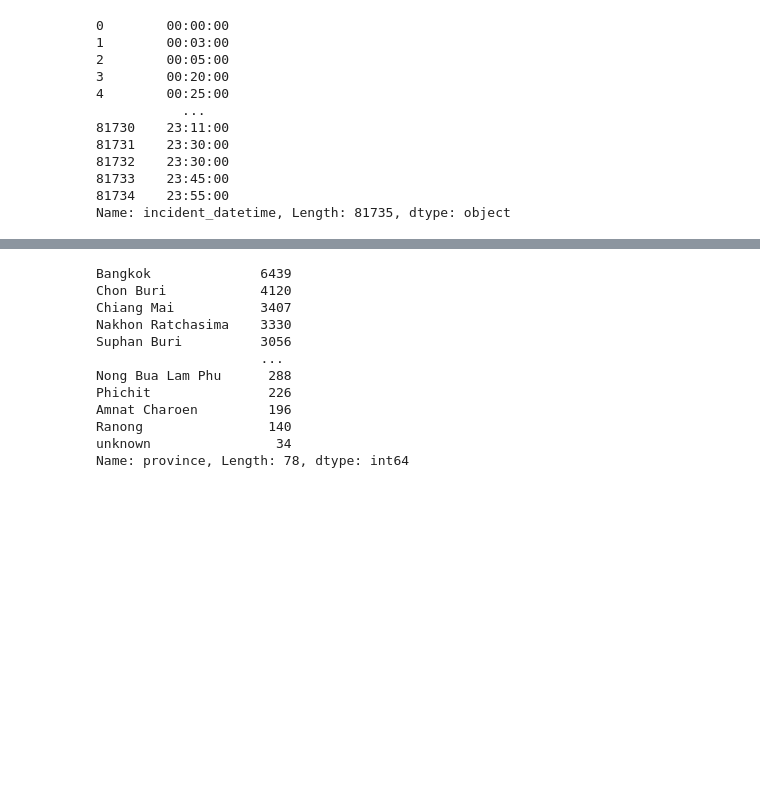
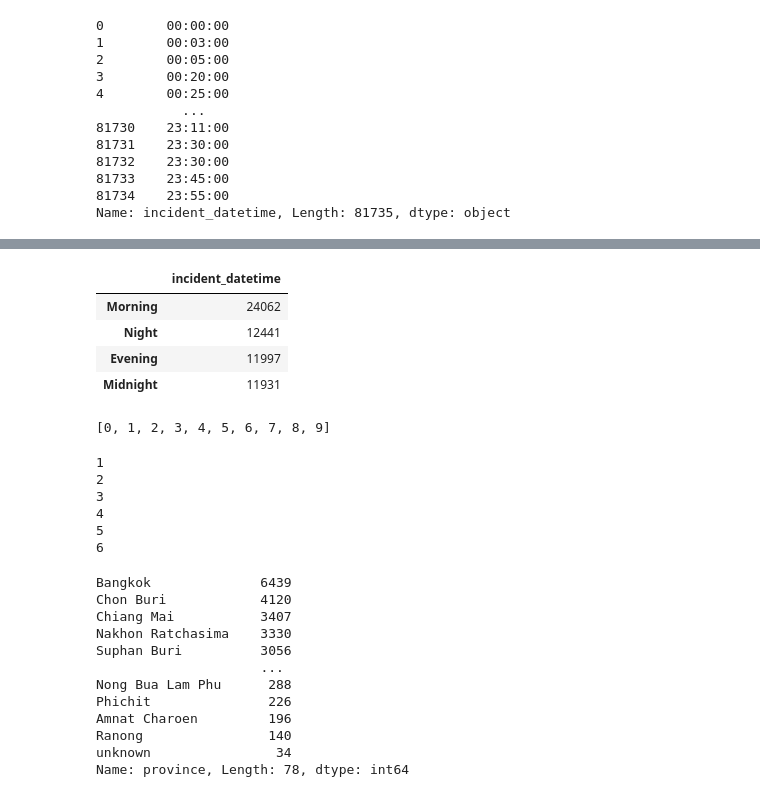
Before and after one commit to LegendSeyi/Thai_Road_Accident_Data_Analysis, a Jupyter notebook: Thai_Road_Accident_data_analysis.ipynb, the cells around one changed output, grey strips where cells are left out. Drawn from its saved outputs; the diff is of its cells as text; code cells hidden in the pictures; blank space fills up the shorter version.

```diff
--- a/Thai_Road_Accident_data_analysis.ipynb
+++ b/Thai_Road_Accident_data_analysis.ipynb
@@ -982,5 +982,6 @@ data['report_datetime'] = pd.to_datetime(data['report_datetime'])
 # %%
-data['incident_datetime'].dt.time
+time_of_incident = data['incident_datetime'].dt.time
+time_of_incident
 # %% [output]
 0        00:00:00
 1        00:03:00
@@ -1034,0 +1054,19 @@ data
+# %%
+def hours(x):
+  if x in list(range(0,5)):
+    x = 'Midnight'
+    return x
+  elif x in list(range(5, 12)):
+    x = 'Morning'
+    return x
+  elif x in list(range(12, 17)):
+    x = 'Afternoon'
+  elif x in list(range(17, 20)):
+    x = 'Evening'
+    return x
+  elif x in list(range(20,24)):
+    x = 'Night'
+    return x
+# %%
+hour = hour.apply(hours)
+hour
@@ -1035,3 +1086,27 @@ data
+# %%
+hour = hour.value_counts().to_frame()
+hour
+# %% [output]
+|  | incident_datetime |
+| Morning | 24062 |
+| Night | 12441 |
+| Evening | 11997 |
+| Midnight | 11931 |
+# %%
+j = list(range(10))
+j
+# %% [output]
+[0, 1, 2, 3, 4, 5, 6, 7, 8, 9]
+# %%
+for x in range(1,7):
+  print(x)
+# %% [output]
+1
+2
+3
+4
+5
+6
 # %%
 province = data['province'].value_counts()
 province
```
Also changed, not shown: parts of 12 cells of this notebook.
